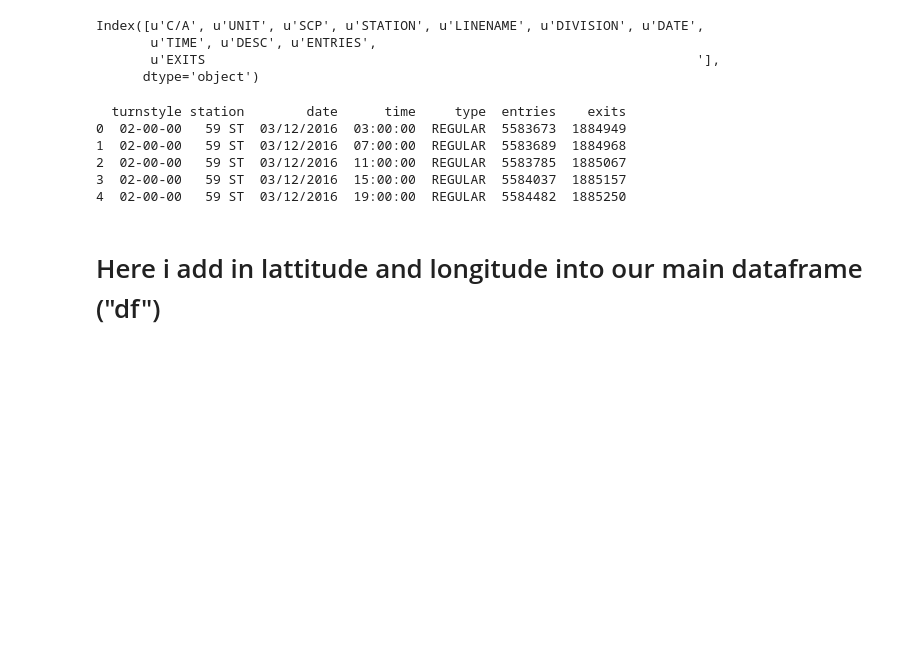
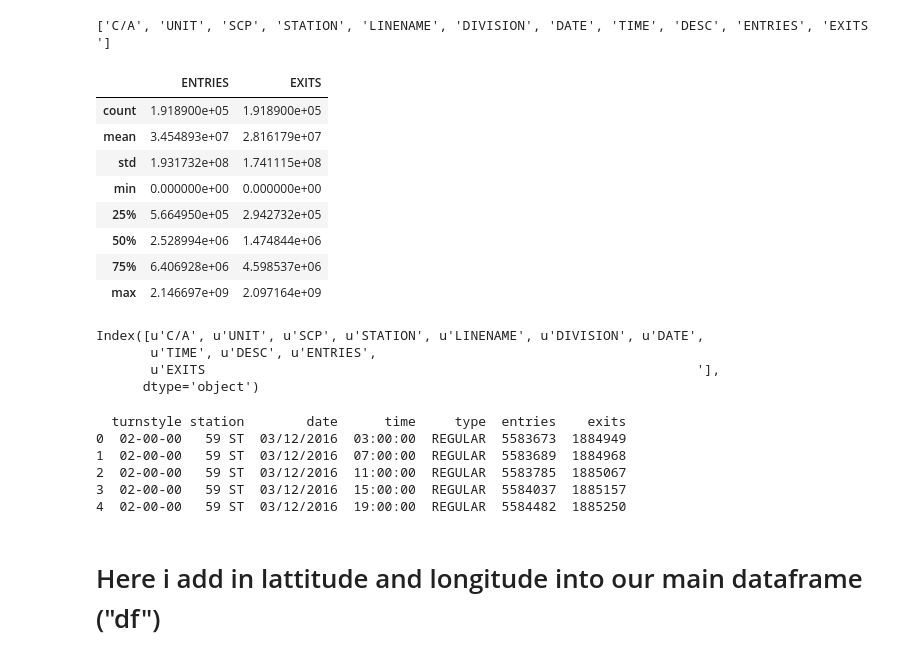
Before and after one commit to zhannar/WorkInProgressMetis, a Jupyter notebook: 01-benson/Benson Challenge - Via Pandas.ipynb, the cells around one changed output. Saved outputs shown, nothing was run; the diff lists cells and outputs as text; code cells hidden in the pictures; blank space fills up the shorter version.

```diff
--- a/01-benson/Benson Challenge - Via Pandas.ipynb
+++ b/01-benson/Benson Challenge - Via Pandas.ipynb
@@ -6,13 +6,30 @@ import pandas as pd
 
 # Real data
 df = pd.read_csv('turnstile_160319.txt')
-# %%
-print df.columns
-# %% [output]
-Index([u'C/A', u'UNIT', u'SCP', u'STATION', u'LINENAME', u'DIVISION', u'DATE',
-       u'TIME', u'DESC', u'ENTRIES',
-       u'EXITS                                                               '],
-      dtype='object')
+# %%
+my_list =  list(df.columns)
+print my_list
+# %% [output]
+['C/A', 'UNIT', 'SCP', 'STATION', 'LINENAME', 'DIVISION', 'DATE', 'TIME', 'DESC', 'ENTRIES', 'EXITS                                                               ']
+# %%
+df.describe()
+# %% [output]
+|  | ENTRIES | EXITS |
+| count | 1.918900e+05 | 1.918900e+05 |
+| mean | 3.454893e+07 | 2.816179e+07 |
+| std | 1.931732e+08 | 1.741115e+08 |
+| min | 0.000000e+00 | 0.000000e+00 |
+| 25% | 5.664950e+05 | 2.942732e+05 |
+| 50% | 2.528994e+06 | 1.474844e+06 |
+| 75% | 6.406928e+06 | 4.598537e+06 |
+| max | 2.146697e+09 | 2.097164e+09 |
+# %%
+df.columns
+# %% [output]
+Index([u'C/A', u'UNIT', u'SCP', u'STATION', u'LINENAME', u'DIVISION', u'DATE',
+       u'TIME', u'DESC', u'ENTRIES',
+       u'EXITS                                                               '],
+      dtype='object')
 # %%
 # Removing unnec. columns
 del df['C/A'], df['UNIT'], df['DIVISION'], df['LINENAME']
```
Also changed, not shown: parts of 2 cells of this notebook, 11 other files.
